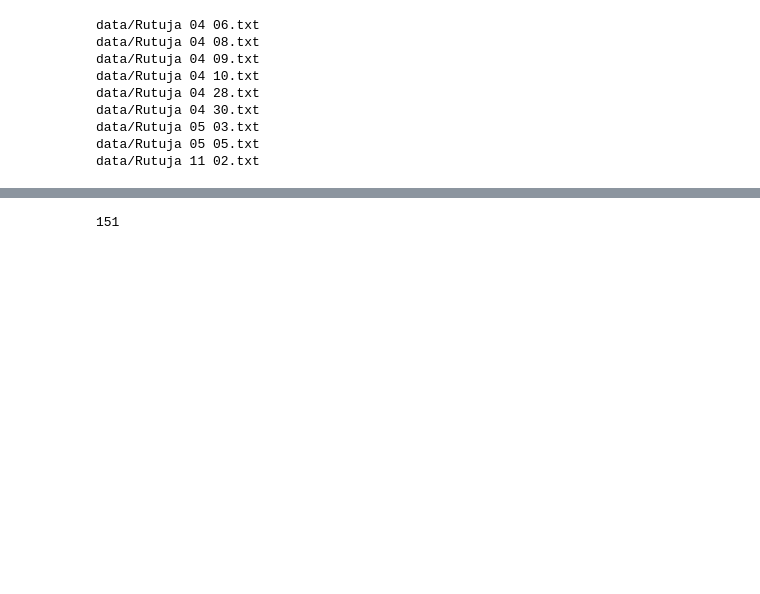
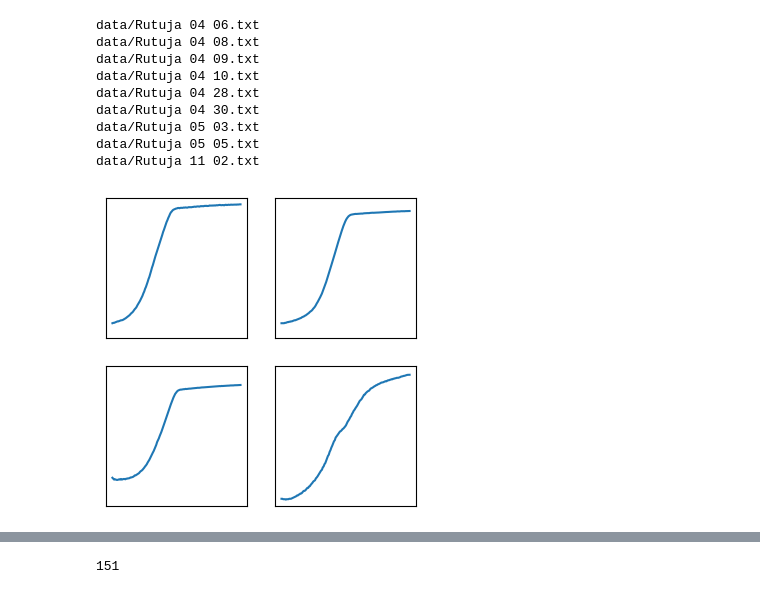
Before and after one commit to rutuja-gupte/sharp-pombe-fitness, a Jupyter notebook: Plotting Plates.ipynb, the cells around one changed output, grey strips where cells are left out. Cells and saved outputs as stored; diff of their text form; code cells hidden in the pictures; blank space fills up the shorter version.

```diff
--- a/Plotting Plates.ipynb
+++ b/Plotting Plates.ipynb
@@ -104,3 +47,7 @@ data/Rutuja 04 30.txt
 data/Rutuja 05 03.txt
 data/Rutuja 05 05.txt
 data/Rutuja 11 02.txt
+# %%
+pp.inspect_well(df1, "K12", "H8", "L10", "A7")
+# %% [output]
+[figure, added]
```
Also changed, not shown: parts of 20 cells of this notebook, 2 other files.
